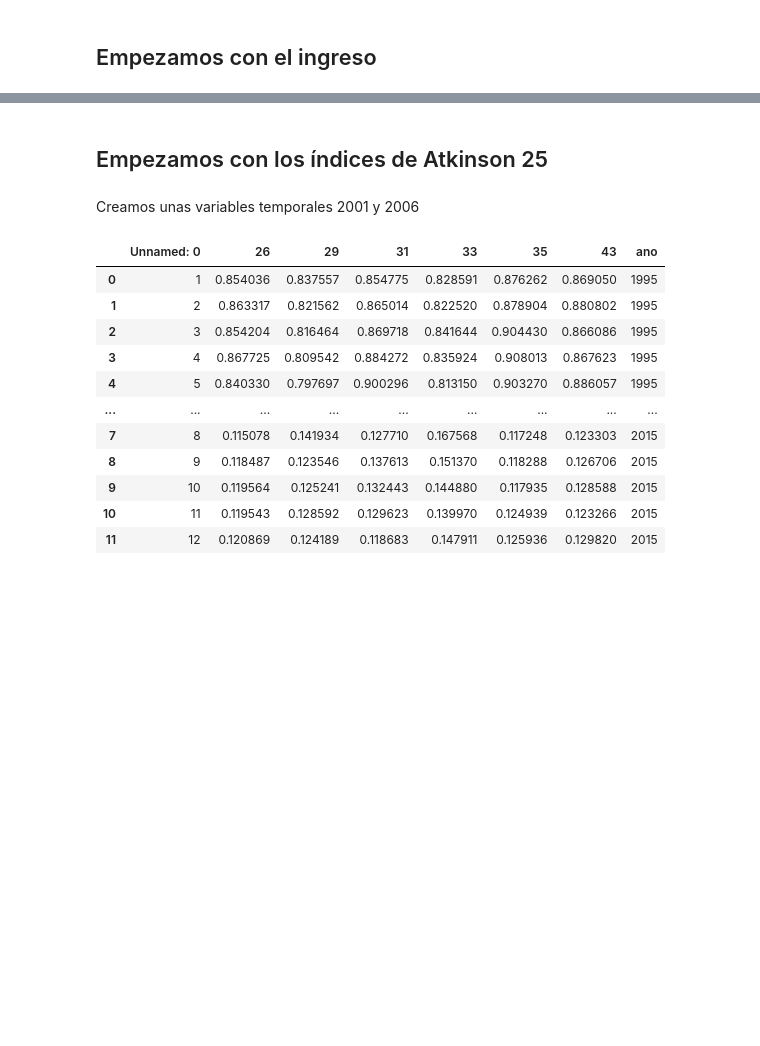
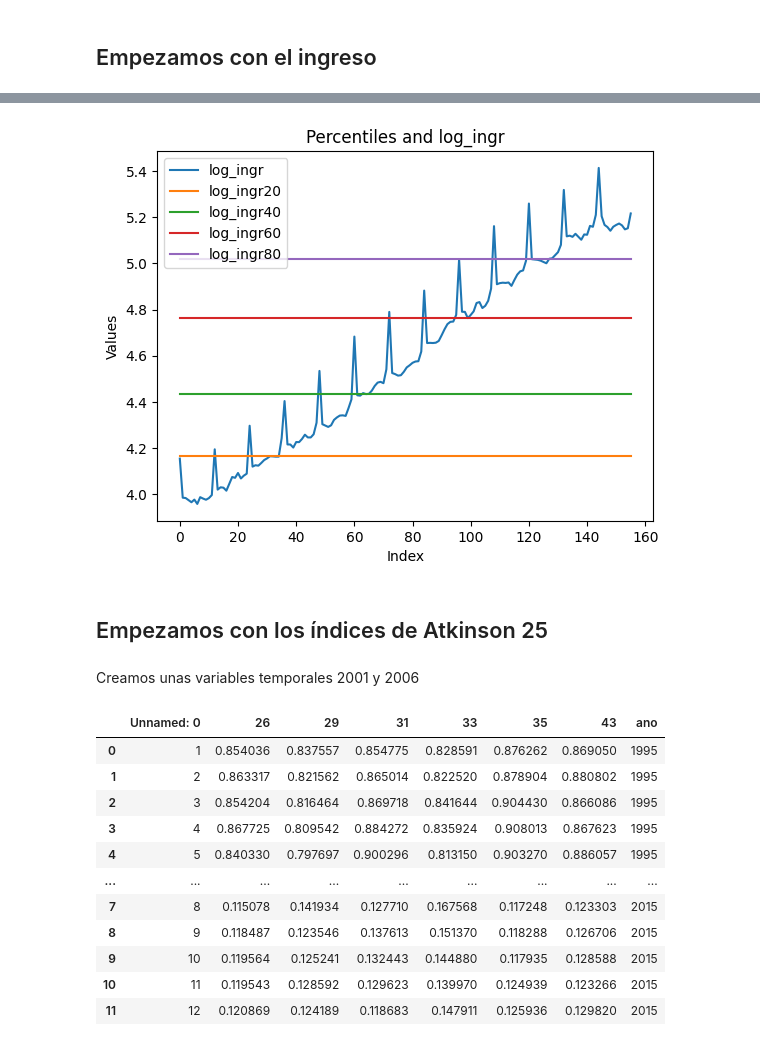
Before and after one commit to oejaramillo/Replicaci-n, a Jupyter notebook: datos final.ipynb, the cells around one changed output, grey strips where cells are left out. Cells and saved outputs as stored; diff of their text form; code cells hidden in the pictures; blank space fills up the shorter version.

```diff
--- a/datos final.ipynb
+++ b/datos final.ipynb
@@ -121,0 +7,4 @@ base_ynr['ln'].loc[base_ynr['ln']!=0].plot()
+# %%
+ynr = pd.read_csv('datos finales\ingr_region_mes.csv')
+# %%
+ynr['mean'] = ynr.mean(axis=1)
@@ -121,0 +18,12 @@ base_ynr['ln'].loc[base_ynr['ln']!=0].plot()
+# %%
+ynr['log_ingr'] = np.log(ynr['mean'])
+ynr['log_ingr20'] = np.log(ynr['percentile_20'])
+ynr['log_ingr40'] = np.log(ynr['percentile_40'])
+ynr['log_ingr60'] = np.log(ynr['percentile_60'])
+ynr['log_ingr80'] = np.log(ynr['percentile_80'])
+# %%
+percentiles = [20, 40, 60, 80]
+percentile_values = ynr['mean'].quantile([p / 100 for p in percentiles])
+
+for p, value in zip(percentiles, percentile_values):
+    ynr[f'percentile_{p}'] = value
@@ -122,3 +46,12 @@ base_ynr['ln'].loc[base_ynr['ln']!=0].plot()
+# %%
+ynr[['log_ingr', 'log_ingr20', 'log_ingr40', 'log_ingr60', 'log_ingr80']].plot()
+plt.xlabel('Index')
+plt.ylabel('Values')
+plt.title('Percentiles and log_ingr')
+plt.legend(loc='upper left')
+plt.show()
+# %% [output]
+[figure, added]
 # %% [markdown]
 ## Empezamos con los índices de Atkinson 25
 # %%
```
Also changed, not shown: parts of 17 cells of this notebook, 16 other files.
